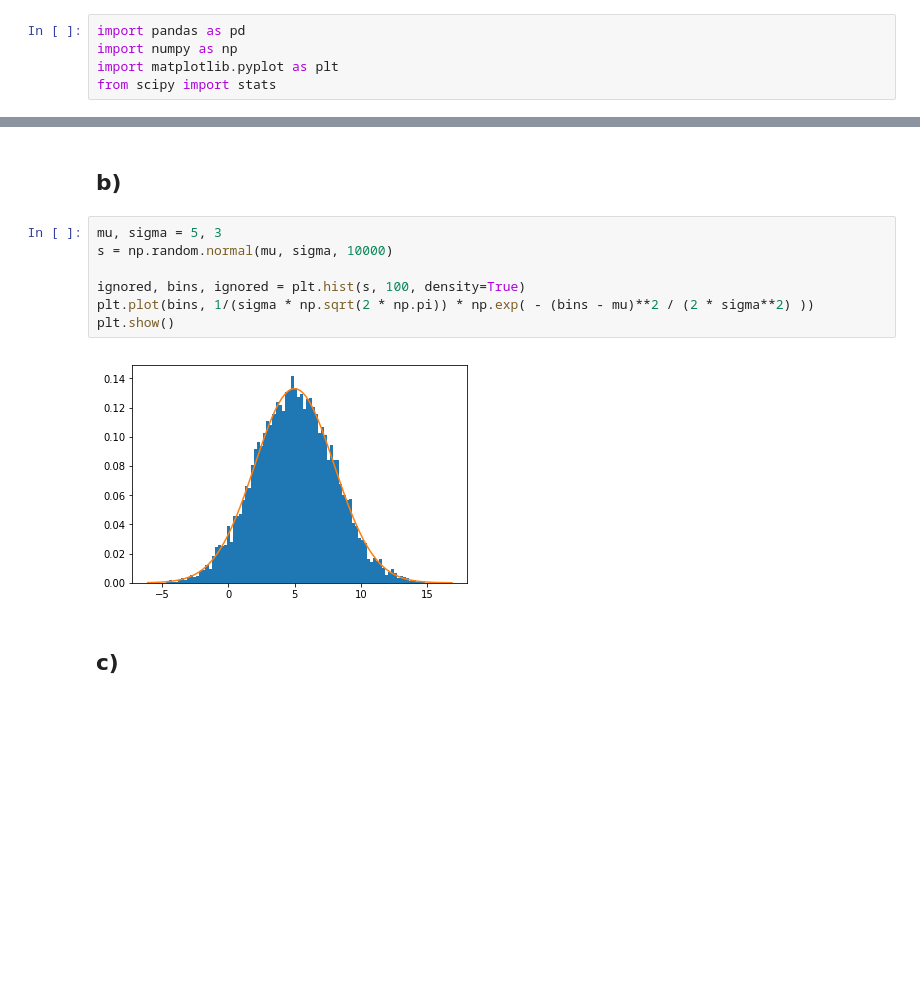
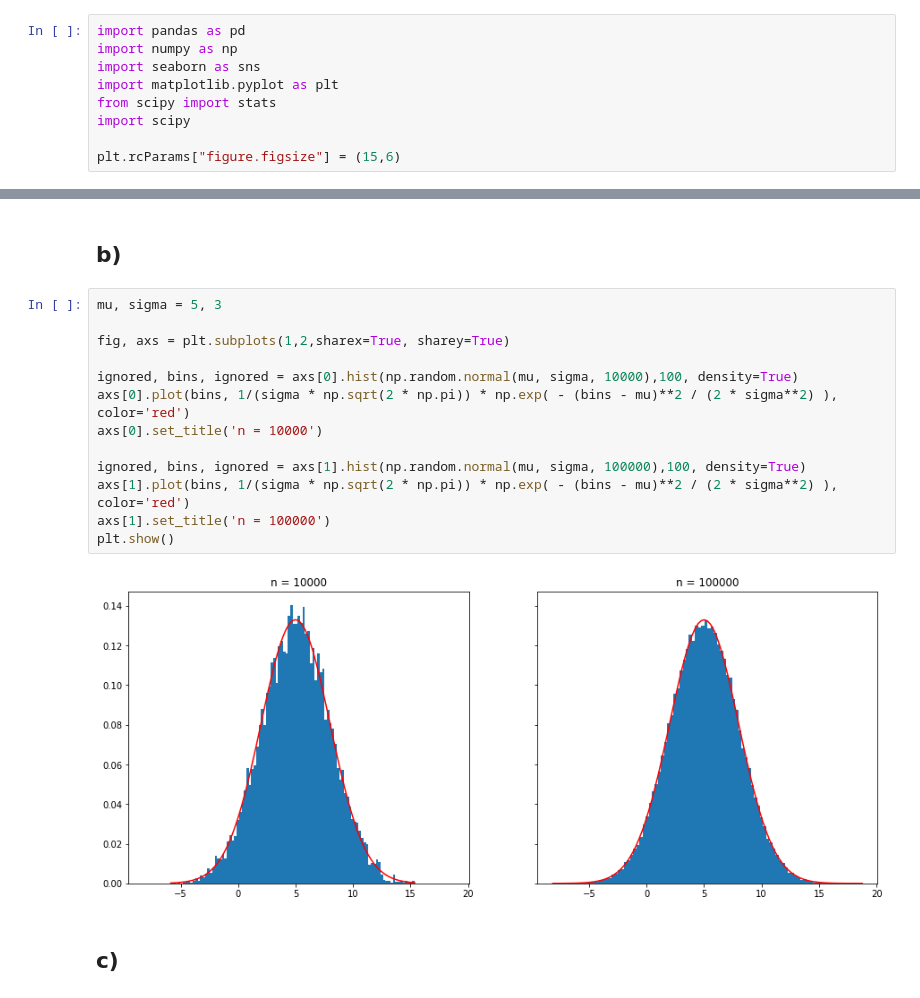
Before and after one commit to maskubica/Eksploracja_Danych, a Jupyter notebook: lista1/lista1.ipynb, the cells around one changed output, grey strips where cells are left out. Cells and saved outputs as stored; diff of their text form; blank space fills up the shorter version.

```diff
--- a/lista1/lista1.ipynb
+++ b/lista1/lista1.ipynb
@@ -3,8 +3,12 @@
 # %%
 import pandas as pd
 import numpy as np
+import seaborn as sns
 import matplotlib.pyplot as plt
 from scipy import stats
+import scipy
+
+plt.rcParams["figure.figsize"] = (15,6)
 # %%
 a = np.arange(1,101,1)
 b = np.arange(1,100,2)
@@ -39,13 +73,19 @@ plt.show()
 ## b)
 # %%
 mu, sigma = 5, 3
-s = np.random.normal(mu, sigma, 10000)
 
-ignored, bins, ignored = plt.hist(s, 100, density=True)
-plt.plot(bins, 1/(sigma * np.sqrt(2 * np.pi)) * np.exp( - (bins - mu)**2 / (2 * sigma**2) ))
+fig, axs = plt.subplots(1,2,sharex=True, sharey=True)
+
+ignored, bins, ignored = axs[0].hist(np.random.normal(mu, sigma, 10000),100, density=True)
+axs[0].plot(bins, 1/(sigma * np.sqrt(2 * np.pi)) * np.exp( - (bins - mu)**2 / (2 * sigma**2) ), color='red')
+axs[0].set_title('n = 10000')
+
+ignored, bins, ignored = axs[1].hist(np.random.normal(mu, sigma, 100000),100, density=True)
+axs[1].plot(bins, 1/(sigma * np.sqrt(2 * np.pi)) * np.exp( - (bins - mu)**2 / (2 * sigma**2) ), color='red')
+axs[1].set_title('n = 100000')
 plt.show()
 # %% [output]
-[figure, old version]
+[figure, new version]
 # %% [markdown]
 ## c)
 # %%
```
Also changed, not shown: parts of 27 cells of this notebook, 9 other files.
